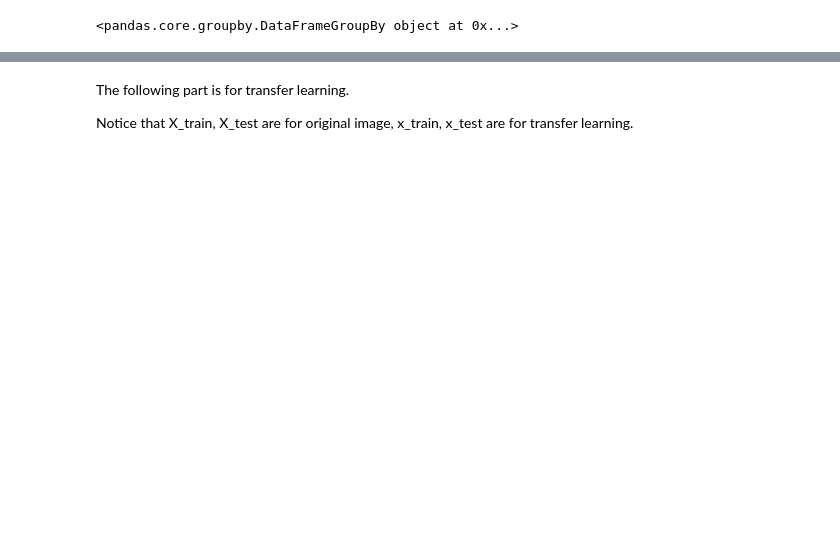
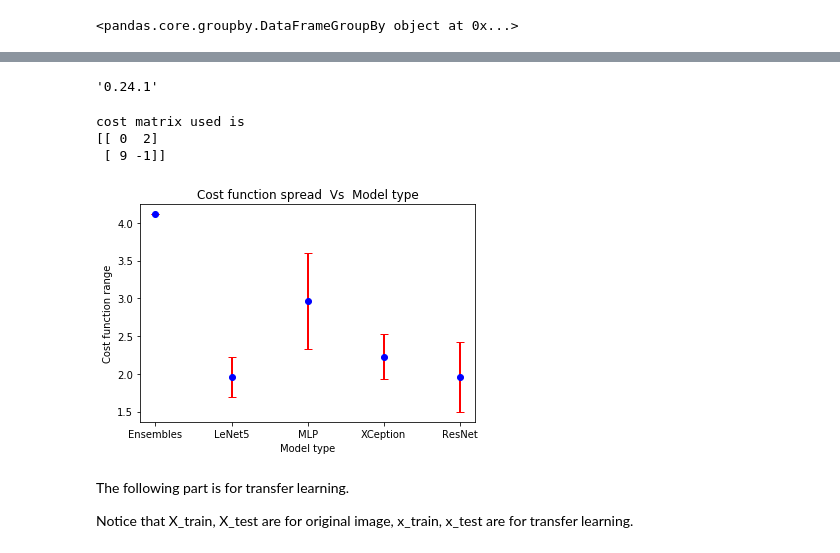
Before and after one commit to jamesothomas/MachineLearningPython, a Jupyter notebook: Lab6/Lab6_transfer_learning.ipynb, the cells around one changed output, grey strips where cells are left out. Cells and saved outputs as stored; diff of their text form; code cells hidden in the pictures; blank space fills up the shorter version.

```diff
--- a/Lab6/Lab6_transfer_learning.ipynb
+++ b/Lab6/Lab6_transfer_learning.ipynb
@@ -241,6 +483,55 @@ import keras.backend as K
 model = None
 gc.collect()
 K.clear_session()
+# %%
+pd.__version__
+# %% [output]
+'0.24.1'
+# %%
+from sklearn.metrics import confusion_matrix
+
+cost_matrix = np.array([[0,2],[9,-1]])
+print('cost matrix used is ')
+print(cost_matrix)
+
+def custom_cost_metric(y_true, y_pred, cost_mat=cost_matrix):
+    conf_mat = confusion_matrix(y_true, y_pred)
+    cost = np.sum(cost_mat*conf_mat)/len(y_true)
+    return cost
+# %% [output]
+cost matrix used is
+[[ 0  2]
+ [ 9 -1]]
+# %%
+import pickle
+cost_dict_ens = pickle.load( open( "Ensembles.pickle", "rb" ) )
+cost_dict_le = pickle.load( open( 'LeNet5.pickle', 'rb'))
+cost_dict_mlp = pickle.load( open('MLP.pickle', 'rb'))
+cost_dict_xce = pickle.load( open('XCeption.pickle', 'rb'))
+cost_dict_res = pickle.load( open('ResNet.pickle','rb'))
+
+y_true = pickle.load( open('y_true.pickle','rb'))
+y_true = y_true.values
+# %%
+cost_list = []
+for cost_dict in [cost_dict_ens,cost_dict_le,cost_dict_mlp,cost_dict_xce,cost_dict_res]:
+    for key in cost_dict:
+        cost_dict[key] = custom_cost_metric(y_true, (cost_dict[key]>0.5).astype(int), cost_mat=cost_matrix)
+    cost_list += [list(cost_dict.values())]
+# %%
+import matplotlib.pyplot as plt
+import numpy as np
+x=['Ensembles','LeNet5','MLP','XCeption','ResNet']
+dy=np.array([(max(li)-min(li))/2 for li in cost_list])
+y=np.array([sum(li)/len(li) for li in cost_list])
+
+plt.errorbar(x,y,yerr=dy,fmt='o',ecolor='r',color='b',elinewidth=2,capsize=4)
+plt.ylabel('Cost function range')
+plt.xlabel('Model type')
+plt.title('Cost function spread  Vs  Model type')
+plt.show()
+# %% [output]
+[figure, added]
 # %% [markdown]
 The following part is for transfer learning.
 
```
Also changed, not shown: parts of 32 cells of this notebook, 1 other file.
